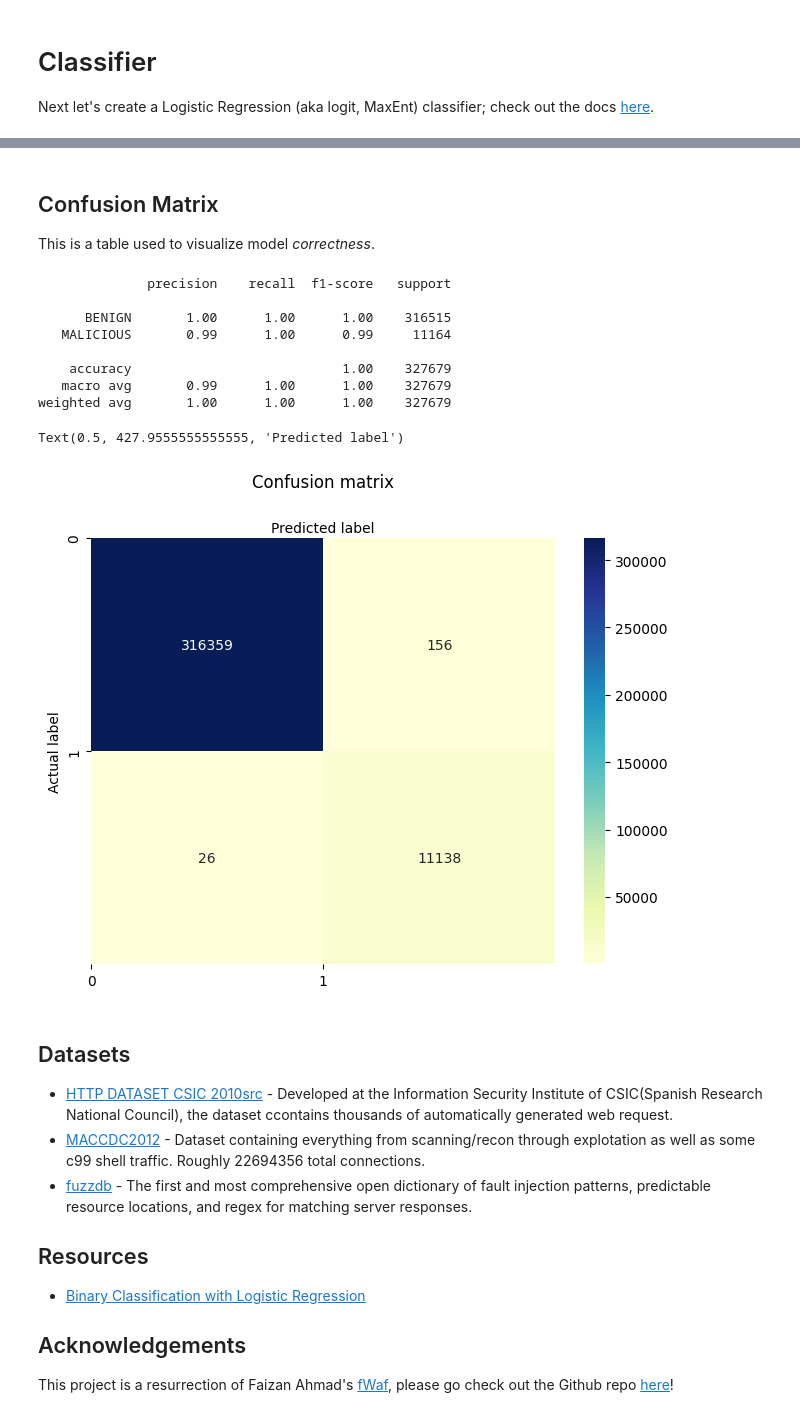
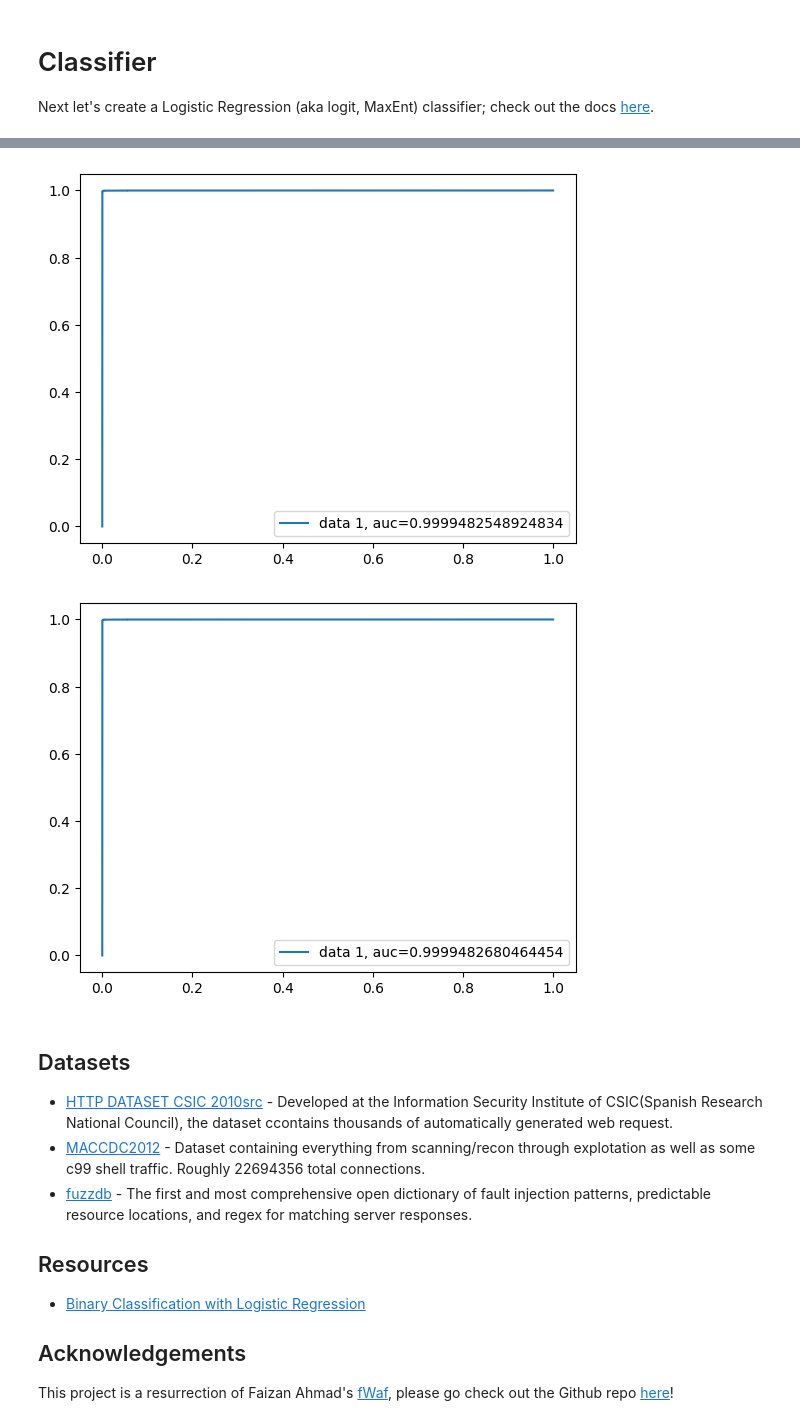
Before and after one commit to christopherwoodall/ml-for-cybersecurity, a Jupyter notebook: query-binary-classifier/query-binary-classifier.ipynb, the cells around one changed output, grey strips where cells are left out. Cells and saved outputs as stored; diff of their text form; code cells hidden in the pictures.

```diff
--- a/query-binary-classifier/query-binary-classifier.ipynb
+++ b/query-binary-classifier/query-binary-classifier.ipynb
@@ -57,8 +188,13 @@ Next let's create a Logistic Regression (aka logit, MaxEnt) classifier; check ou
 # %%
-from sklearn.linear_model import LogisticRegression
+from sklearn.model_selection import GridSearchCV
 
 
-classifier = LogisticRegression(
-  class_weight = {1: 2 * len(benign_data) / len(malicious_data), 0: 1.0},
-  max_iter     = 1000
-).fit(x_train, y_train)
+grid_params = {
+  "max_iter":     [300, 600, 1000],
+  "solver":       ["newton-cg", "lbfgs", "liblinear"],
+  "class_weight": [{1: 2 * len(benign_data) / len(malicious_data), 0: 1.0},]
+}
+
+grid = GridSearchCV(estimator=LogisticRegression(random_state=42), param_grid=grid_params, verbose=1, cv=3, n_jobs=-1)
+
+grid.fit(x_train, y_train)
@@ -113,48 +205,21 @@ MALICIOUS | "><svg onload=confirm(1)>
-# %% [markdown]
-## Confusion Matrix
-
-This is a table used to visualize model *correctness*.
-# %%
-# import required modules
-import numpy
-import pandas
-import seaborn
-
-import matplotlib.pyplot as plt
-
-from sklearn.metrics import classification_report
-from sklearn import metrics
-
-
-class_names = [0, 1]
-target_names = ['BENIGN', 'MALICIOUS']
-
-print(classification_report(y_test, y_pred, target_names=target_names))
-
-y_pred = classifier.predict(x_test)
-cnf_matrix = metrics.confusion_matrix(y_test, y_pred)
-tick_marks = numpy.arange(len(class_names))
-
-fig, ax = plt.subplots()
-seaborn.heatmap(pandas.DataFrame(cnf_matrix), annot=True, cmap="YlGnBu" ,fmt='g')
-ax.xaxis.set_label_position("top")
-plt.tight_layout()
-plt.xticks(tick_marks, class_names)
-plt.yticks(tick_marks, class_names)
-plt.title('Confusion matrix', y=1.1)
-plt.ylabel('Actual label')
-plt.xlabel('Predicted label')
-# %% [output]
-              precision    recall  f1-score   support
-
-      BENIGN       1.00      1.00      1.00    316515
-   MALICIOUS       0.99      1.00      0.99     11164
-
-    accuracy                           1.00    327679
-   macro avg       0.99      1.00      1.00    327679
-weighted avg       1.00      1.00      1.00    327679
-Text(0.5, 427.9555555555555, 'Predicted label')
-[figure, removed]
+# %%
+import sklearn
+
+
+def show_roc_curve(classifier, x_test, y_test):
+  y_pred_proba = classifier.predict_proba(x_test)[::,1]
+  fpr, tpr, _ = sklearn.metrics.roc_curve(y_test, y_pred_proba)
+  auc = sklearn.metrics.roc_auc_score(y_test, y_pred_proba)
+  plt.plot(fpr,tpr,label="data 1, auc="+str(auc))
+  plt.legend(loc=4)
+  plt.show()
+
+
+show_roc_curve(grid, x_test, y_test)
+show_roc_curve(classifier, x_test, y_test)
+# %% [output]
+[figure, added]
+[figure, added]
 # %% [markdown]
 
 ## Datasets
```
Also changed, not shown: parts of 13 cells of this notebook.
